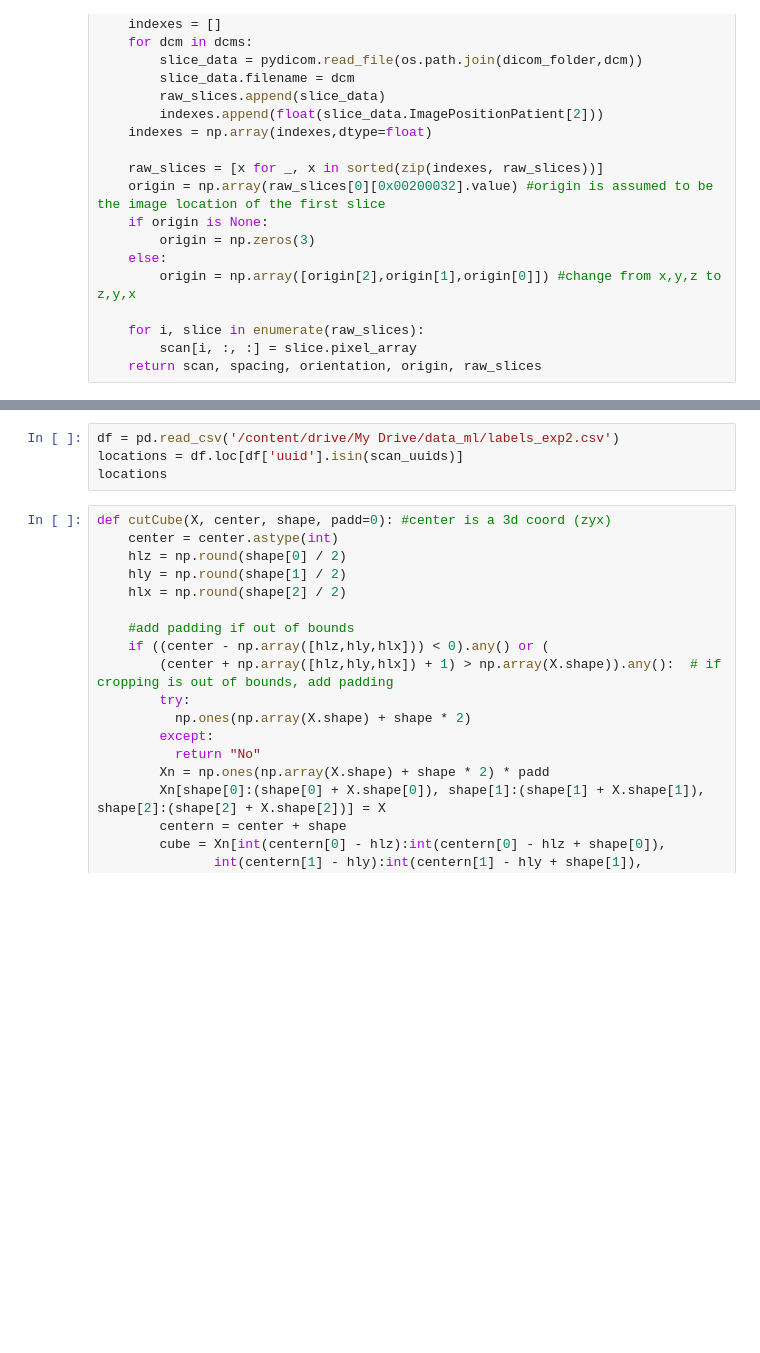
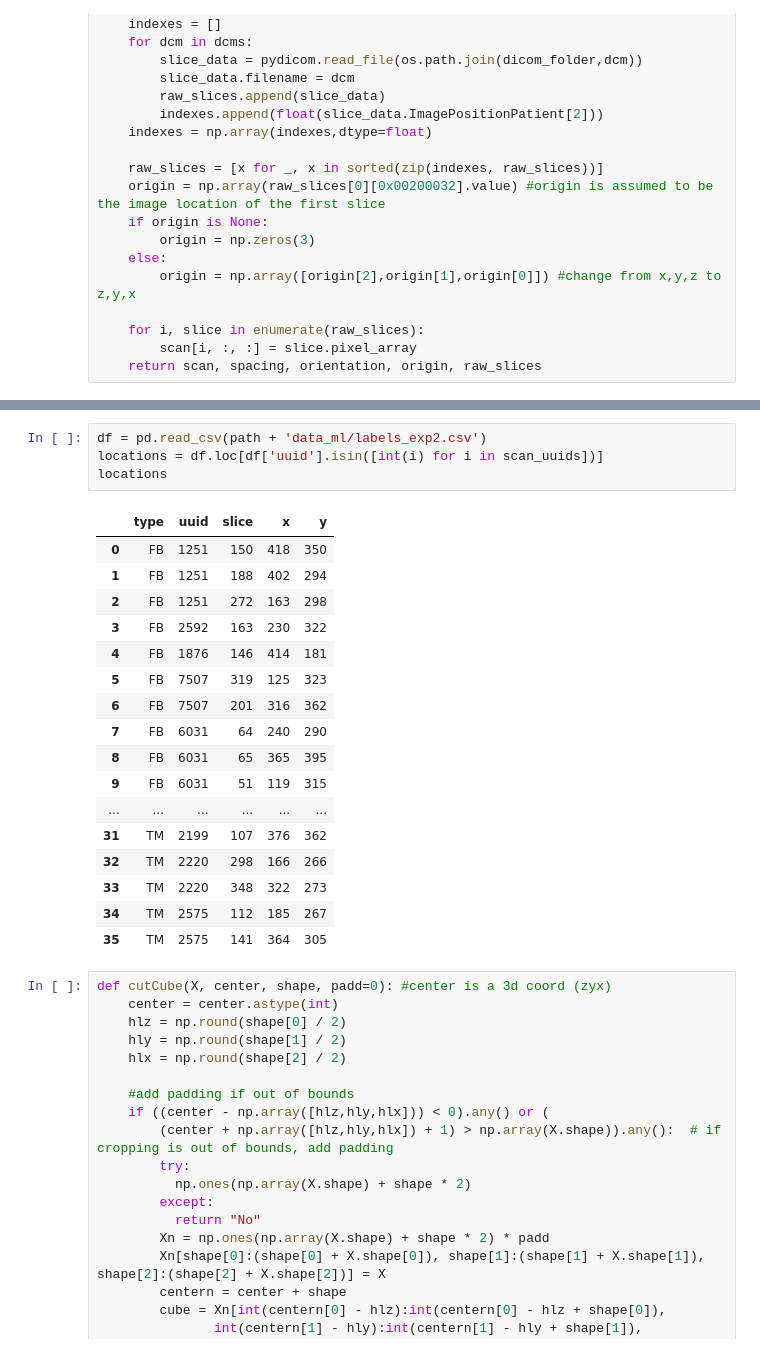
Before and after one commit to hyunjaec/MScA_Machine_Learning_Project, a Jupyter notebook: medical_deepfakes_svm.ipynb, the cells around one changed output, grey strips where cells are left out. Drawn from its saved outputs; the diff is of its cells as text; blank space fills up the shorter version.

```diff
--- a/medical_deepfakes_svm.ipynb
+++ b/medical_deepfakes_svm.ipynb
@@ -128,7 +111,25 @@ for slice_indx in range(50,100,10):
 # %%
-df = pd.read_csv('/content/drive/My Drive/data_ml/labels_exp2.csv')
-locations = df.loc[df['uuid'].isin(scan_uuids)]
+df = pd.read_csv(path + 'data_ml/labels_exp2.csv')
+locations = df.loc[df['uuid'].isin([int(i) for i in scan_uuids])]
 locations
+# %% [output]
+|  | type | uuid | slice | x | y |
+| 0 | FB | 1251 | 150 | 418 | 350 |
+| 1 | FB | 1251 | 188 | 402 | 294 |
+| 2 | FB | 1251 | 272 | 163 | 298 |
+| 3 | FB | 2592 | 163 | 230 | 322 |
+| 4 | FB | 1876 | 146 | 414 | 181 |
+| 5 | FB | 7507 | 319 | 125 | 323 |
+| 6 | FB | 7507 | 201 | 316 | 362 |
+| 7 | FB | 6031 | 64 | 240 | 290 |
+| 8 | FB | 6031 | 65 | 365 | 395 |
+| 9 | FB | 6031 | 51 | 119 | 315 |
+| ... | ... | ... | ... | ... | ... |
+| 31 | TM | 2199 | 107 | 376 | 362 |
+| 32 | TM | 2220 | 298 | 166 | 266 |
+| 33 | TM | 2220 | 348 | 322 | 273 |
+| 34 | TM | 2575 | 112 | 185 | 267 |
+| 35 | TM | 2575 | 141 | 364 | 305 |
 # %%
 def cutCube(X, center, shape, padd=0): #center is a 3d coord (zyx)
     center = center.astype(int)
```
Also changed, not shown: parts of 23 cells of this notebook.
